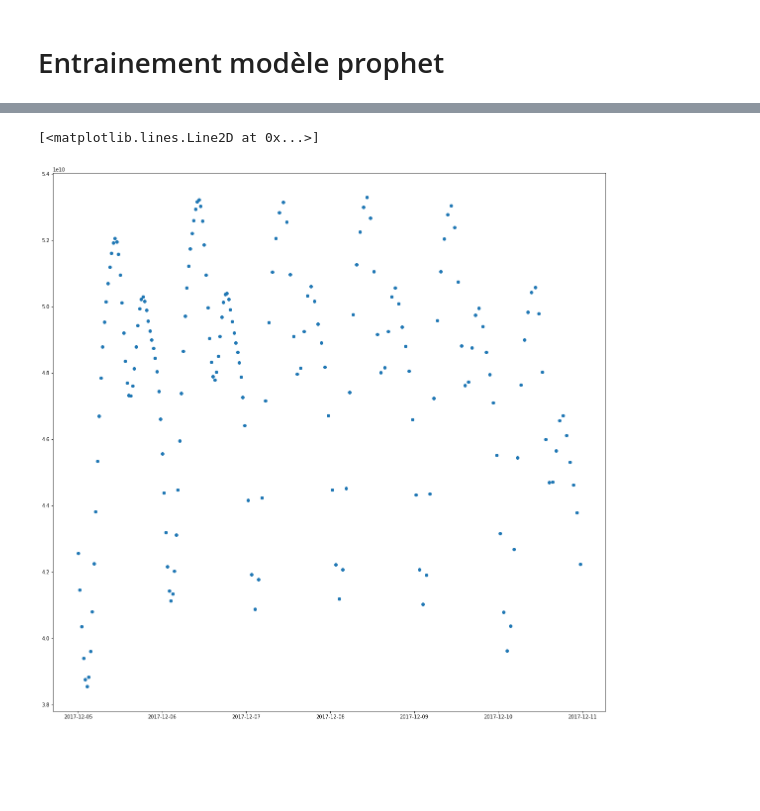
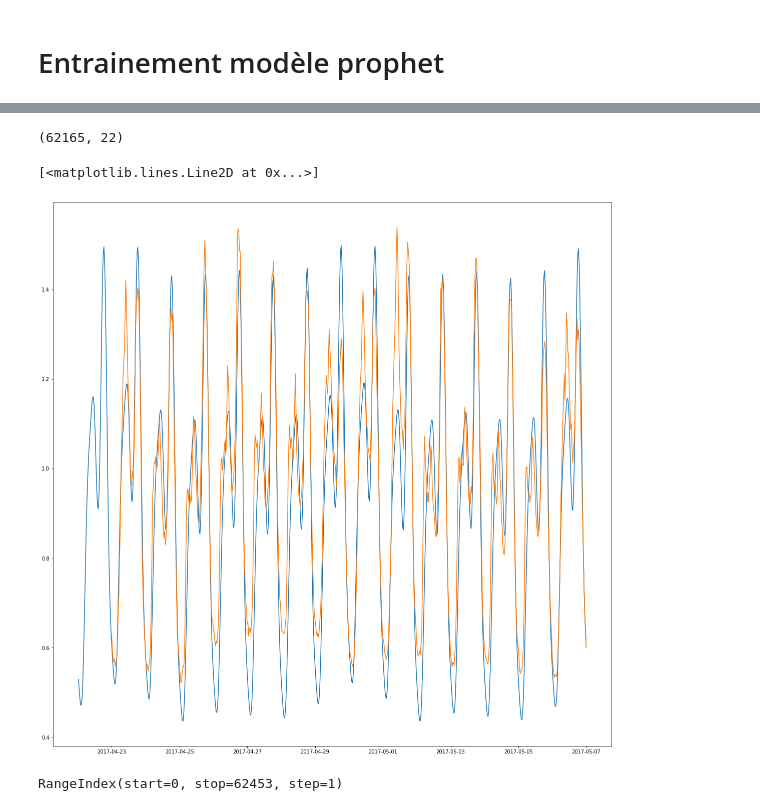
Before and after one commit to fredcoq/challenge-data-ens, a Jupyter notebook: model_1_prophet.ipynb, the cells around one changed output, grey strips where cells are left out. Drawn from its saved outputs; the diff is of its cells as text; code cells hidden in the pictures; blank space fills up the shorter version.

```diff
--- a/model_1_prophet.ipynb
+++ b/model_1_prophet.ipynb
@@ -46,6 +60,16 @@ fig = m.plot(forecast)
-# %%
-fig=plt.figure(figsize=(20,20))
-plt.plot_date(forecast.iloc[65141-192:65141]['ds'],forecast.iloc[65141-192:65141]['yhat'])
-# %% [output]
-[<matplotlib.lines.Line2D at 0x...>]
-[figure, removed]
+# %%
+forecast.shape
+# %% [output]
+(62165, 22)
+# %%
+fig=plt.figure(figsize=(20,20))
+id_max=forecast.shape[0]
+plt.plot_date(forecast.iloc[id_max-15*48:id_max]['ds'],forecast.iloc[id_max-15*48:id_max]['yhat'],linestyle='-',marker=None)
+plt.plot_date(y_train.loc[date(2017,4,23):date(2017,5,7)].index,y_train.loc[date(2017,4,23):date(2017,5,7)]['RES1_BASE'],linestyle='-',marker=None)
+# %% [output]
+[<matplotlib.lines.Line2D at 0x...>]
+[figure, added]
+# %%
+forecast.index
+# %% [output]
+RangeIndex(start=0, stop=62453, step=1)
```
Also changed, not shown: parts of 7 cells of this notebook.
